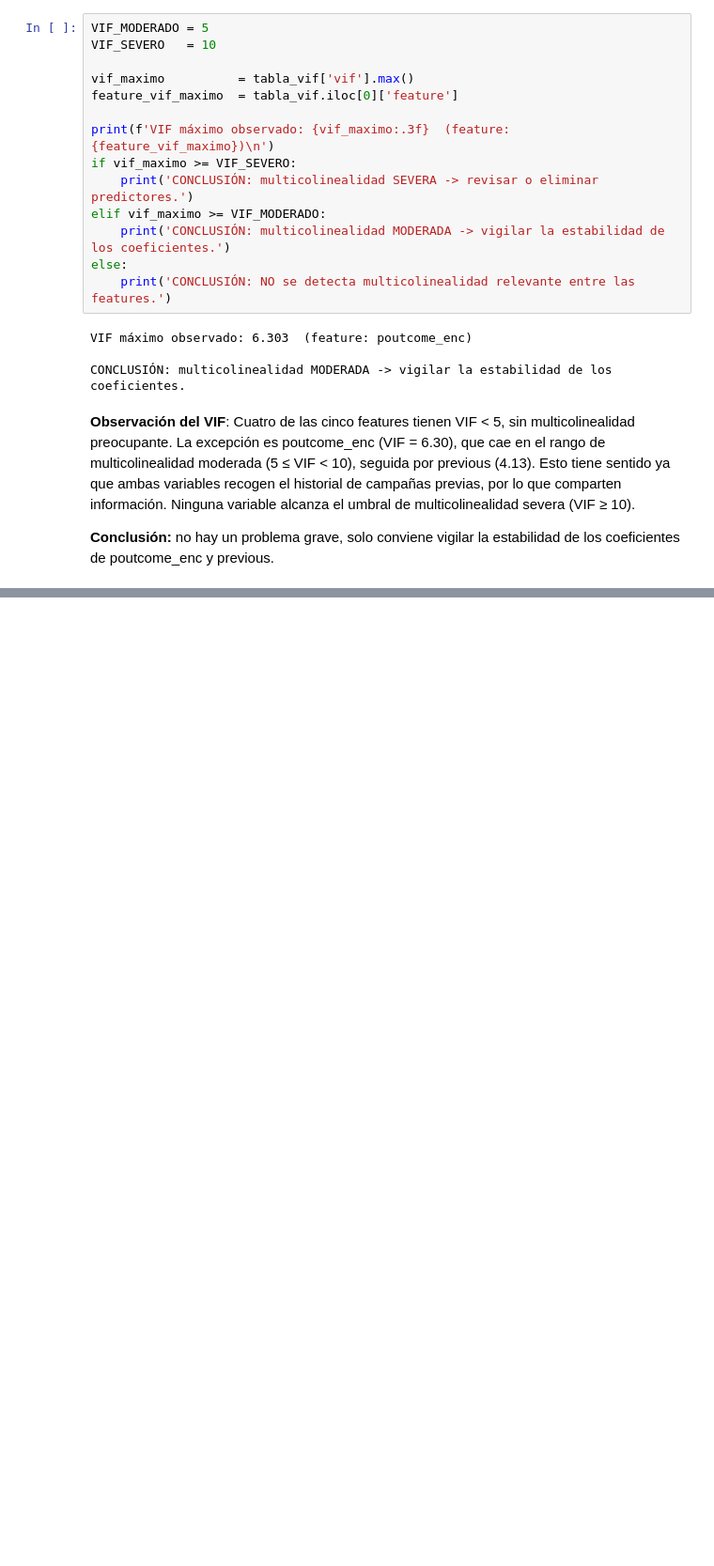
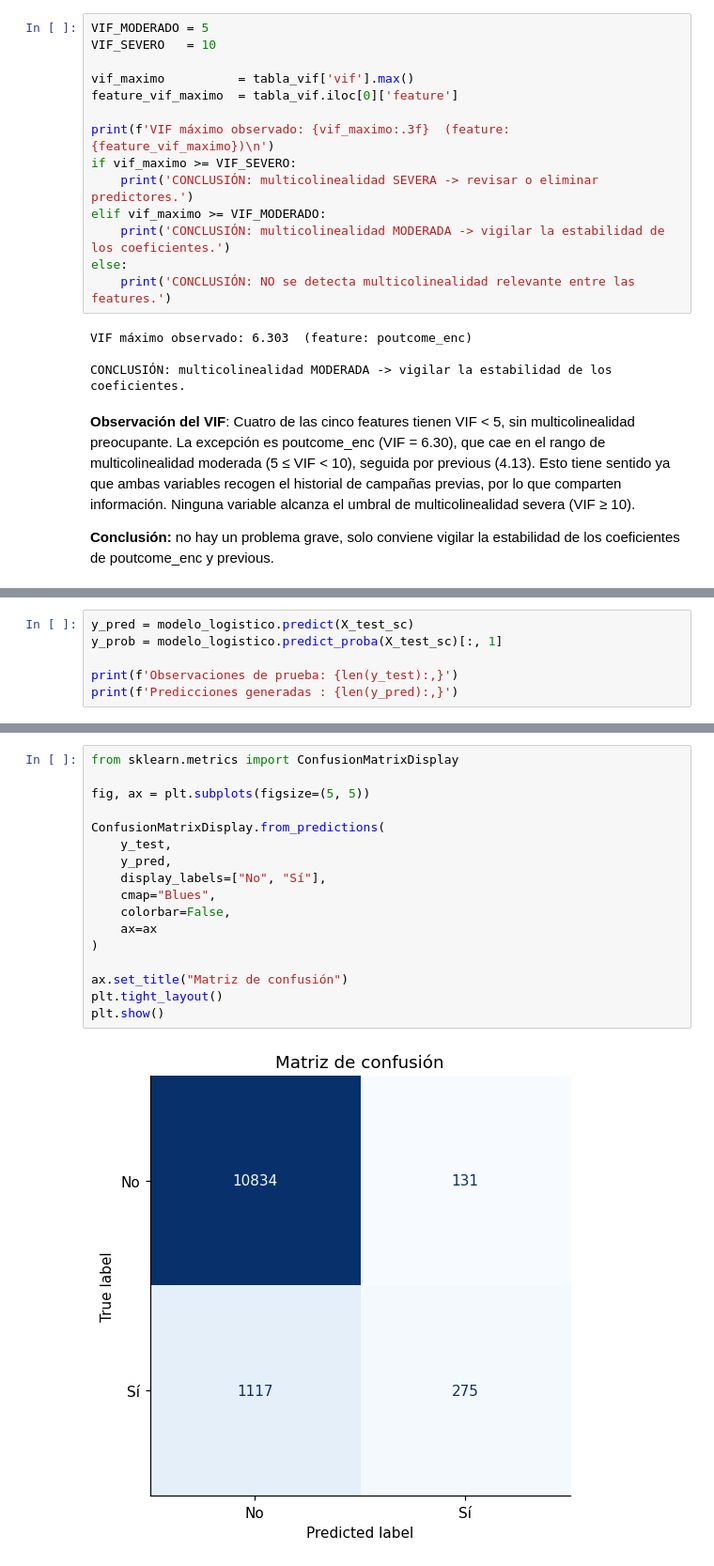
Before and after one commit to k1ngdom0fbullsh1t/proyecto-grupo4-mcdi501, a Jupyter notebook: notebooks/f3_desarrollo/F3_Formativa2.ipynb, the cells around one changed output, grey strips where cells are left out. Shown at 94% size. Cells and saved outputs as stored; diff of their text form; blank space fills up the shorter version.

Commit message:
feat(f3) se agrega evaluación del modelo predictivo

```diff
--- a/notebooks/f3_desarrollo/F3_Formativa2.ipynb
+++ b/notebooks/f3_desarrollo/F3_Formativa2.ipynb
@@ -468,0 +476,6 @@ Ninguna variable alcanza el umbral de multicolinealidad severa (VIF ≥ 10).
+# %%
+y_pred = modelo_logistico.predict(X_test_sc)
+y_prob = modelo_logistico.predict_proba(X_test_sc)[:, 1]
+
+print(f'Observaciones de prueba: {len(y_test):,}')
+print(f'Predicciones generadas : {len(y_pred):,}')
@@ -468,0 +491,19 @@ Ninguna variable alcanza el umbral de multicolinealidad severa (VIF ≥ 10).
+# %%
+from sklearn.metrics import ConfusionMatrixDisplay
+
+fig, ax = plt.subplots(figsize=(5, 5))
+
+ConfusionMatrixDisplay.from_predictions(
+    y_test,
+    y_pred,
+    display_labels=["No", "Sí"],
+    cmap="Blues",
+    colorbar=False,
+    ax=ax
+)
+
+ax.set_title("Matriz de confusión")
+plt.tight_layout()
+plt.show()
+# %% [output]
+[figure, added]
```
Also changed, not shown: parts of 12 cells of this notebook, 2 other files.
